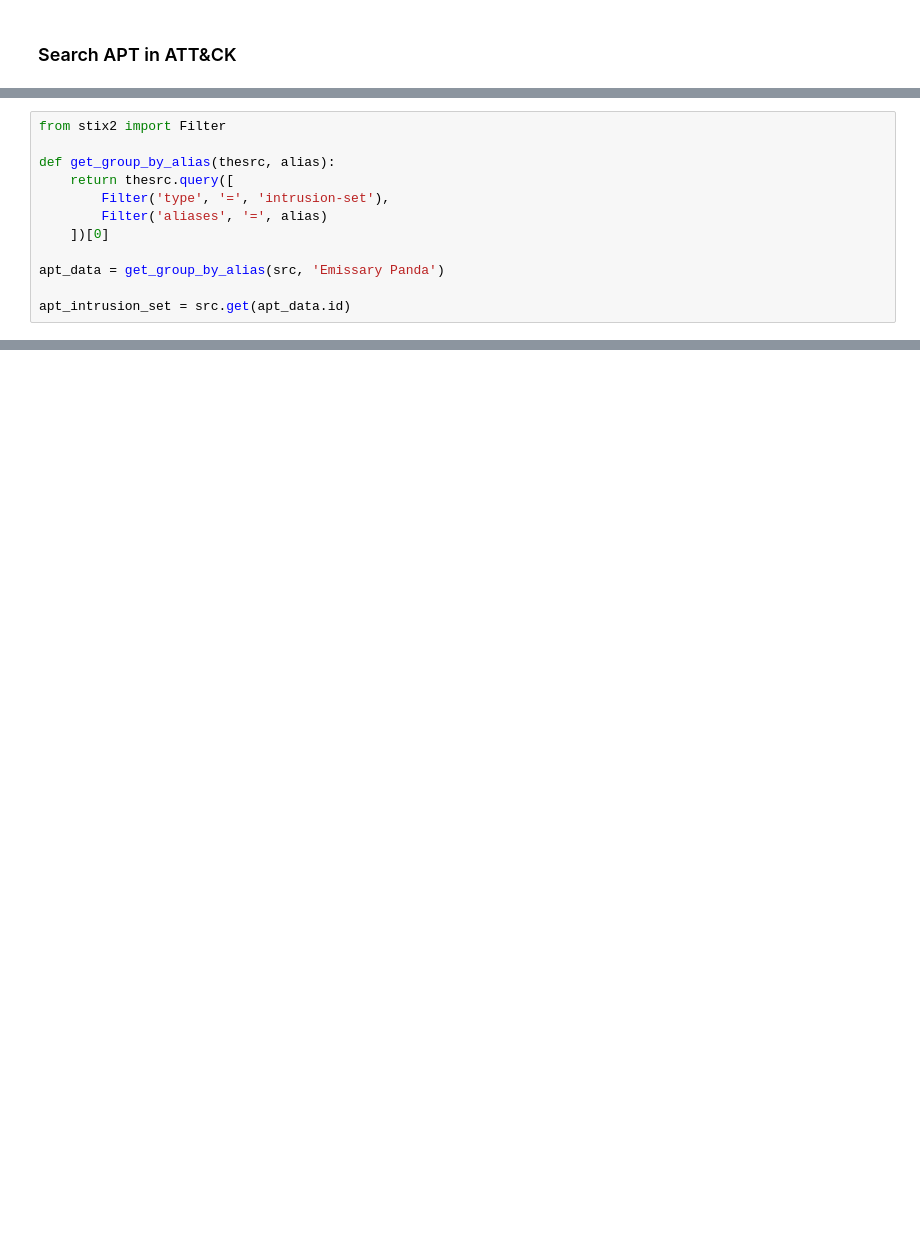
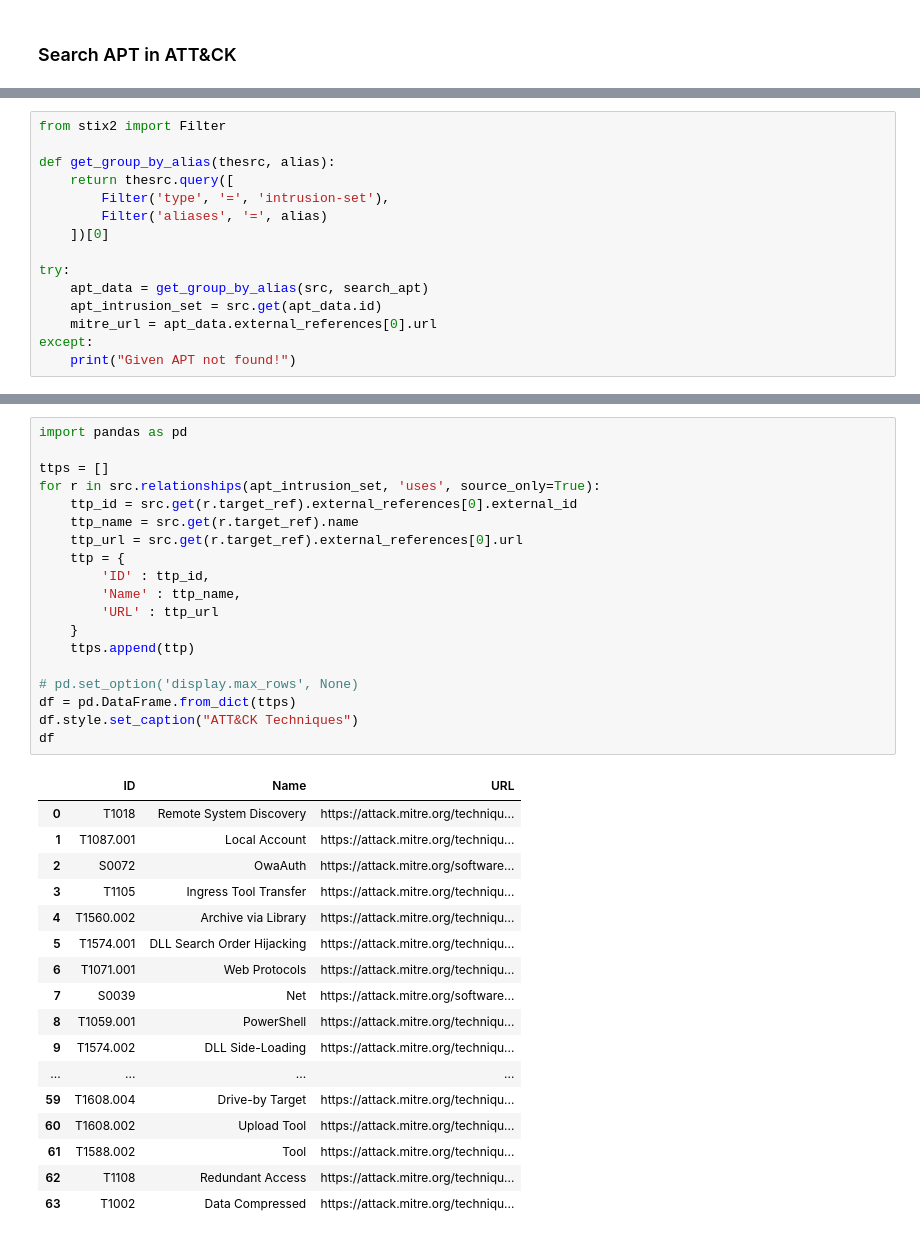
Before and after one commit to gbikram/Jupyter-Threat-Intel, a Jupyter notebook: AdversaryOsint/APT_OSINT_Research.ipynb, the cells around one changed output, grey strips where cells are left out. Drawn from its saved outputs; the diff is of its cells as text; blank space fills up the shorter version.

```diff
--- a/AdversaryOsint/APT_OSINT_Research.ipynb
+++ b/AdversaryOsint/APT_OSINT_Research.ipynb
@@ -111,6 +170,9 @@ def get_group_by_alias(thesrc, alias):
         Filter('aliases', '=', alias)
     ])[0]
 
-apt_data = get_group_by_alias(src, 'Emissary Panda')
-
-apt_intrusion_set = src.get(apt_data.id)
+try:
+    apt_data = get_group_by_alias(src, search_apt)
+    apt_intrusion_set = src.get(apt_data.id)
+    mitre_url = apt_data.external_references[0].url
+except:
+    print("Given APT not found!")
@@ -177,0 +191,37 @@ Malware(type='malware', spec_version='2.1', id='malware--a60657fa-e2e7-4f8f-8128
+# %%
+import pandas as pd
+
+ttps = []
+for r in src.relationships(apt_intrusion_set, 'uses', source_only=True):
+    ttp_id = src.get(r.target_ref).external_references[0].external_id
+    ttp_name = src.get(r.target_ref).name
+    ttp_url = src.get(r.target_ref).external_references[0].url
+    ttp = {
+        'ID' : ttp_id,
+        'Name' : ttp_name,
+        'URL' : ttp_url
+    }
+    ttps.append(ttp)
+
+# pd.set_option('display.max_rows', None)
+df = pd.DataFrame.from_dict(ttps)
+df.style.set_caption("ATT&CK Techniques")
+df
+# %% [output]
+|  | ID | Name | URL |
+| 0 | T1018 | Remote System Discovery | https://attack.mitre.org/techniqu... |
+| 1 | T1087.001 | Local Account | https://attack.mitre.org/techniqu... |
+| 2 | S0072 | OwaAuth | https://attack.mitre.org/software... |
+| 3 | T1105 | Ingress Tool Transfer | https://attack.mitre.org/techniqu... |
+| 4 | T1560.002 | Archive via Library | https://attack.mitre.org/techniqu... |
+| 5 | T1574.001 | DLL Search Order Hijacking | https://attack.mitre.org/techniqu... |
+| 6 | T1071.001 | Web Protocols | https://attack.mitre.org/techniqu... |
+| 7 | S0039 | Net | https://attack.mitre.org/software... |
+| 8 | T1059.001 | PowerShell | https://attack.mitre.org/techniqu... |
+| 9 | T1574.002 | DLL Side-Loading | https://attack.mitre.org/techniqu... |
+| ... | ... | ... | ... |
+| 59 | T1608.004 | Drive-by Target | https://attack.mitre.org/techniqu... |
+| 60 | T1608.002 | Upload Tool | https://attack.mitre.org/techniqu... |
+| 61 | T1588.002 | Tool | https://attack.mitre.org/techniqu... |
+| 62 | T1108 | Redundant Access | https://attack.mitre.org/techniqu... |
+| 63 | T1002 | Data Compressed | https://attack.mitre.org/techniqu... |
```
Also changed, not shown: parts of 22 cells of this notebook, 2 other files.
